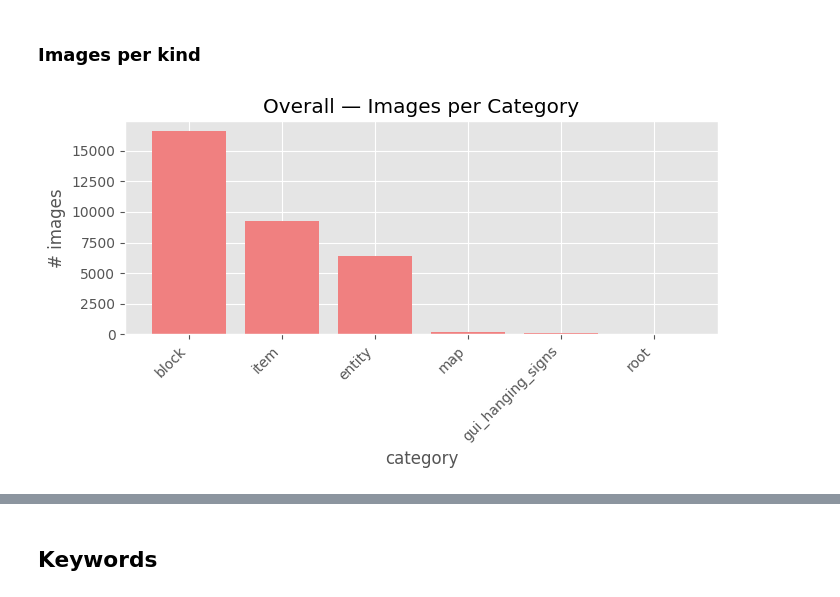
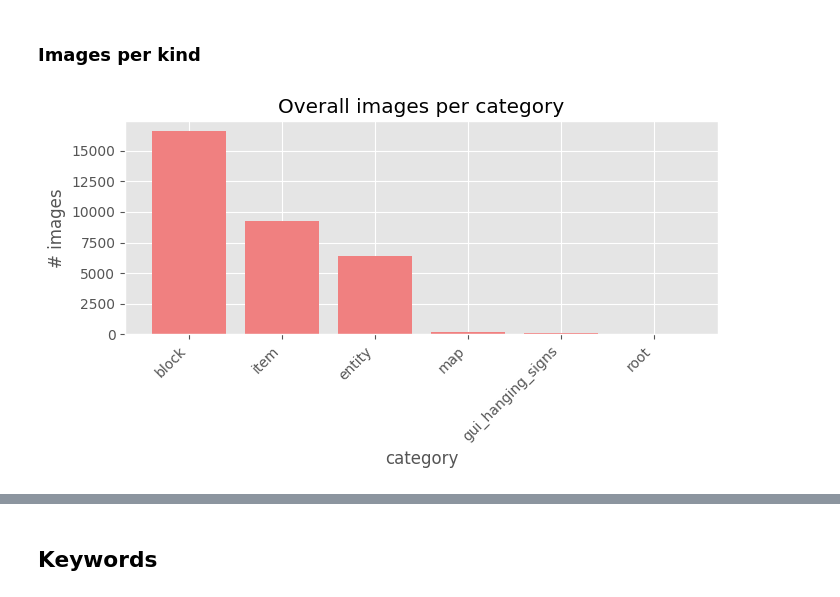
Before and after one commit to Maicchi/INFO9023-MineTexture, a Jupyter notebook: scripts/EDA.ipynb, the cells around one changed output, grey strips where cells are left out. Saved outputs shown, nothing was run; the diff lists cells and outputs as text; code cells hidden in the pictures.

```diff
--- a/scripts/EDA.ipynb
+++ b/scripts/EDA.ipynb
@@ -116,16 +116,16 @@ plt.show()
 # %%
 images_per_kind = df.groupby("kind_clean").size().sort_values(ascending=False)
 
 plt.figure(figsize=(7, 4))
 plt.bar(images_per_kind.index, images_per_kind.values, color="lightcoral")
 plt.xticks(rotation=45, ha="right")
-plt.title("Overall — Images per Category")
+plt.title("Overall images per category")
 plt.xlabel("category")
 plt.ylabel("# images")
 plt.tight_layout()
 plt.show()
 # %% [output]
-[figure, old version]
+[figure, new version]
 # %%
 default_df_filtered = default_df[default_df["kind_clean"] != "root"]
 other_df_filtered = other_df[other_df["kind_clean"] != "root"]
```
Also changed, not shown: parts of 7 cells of this notebook.
